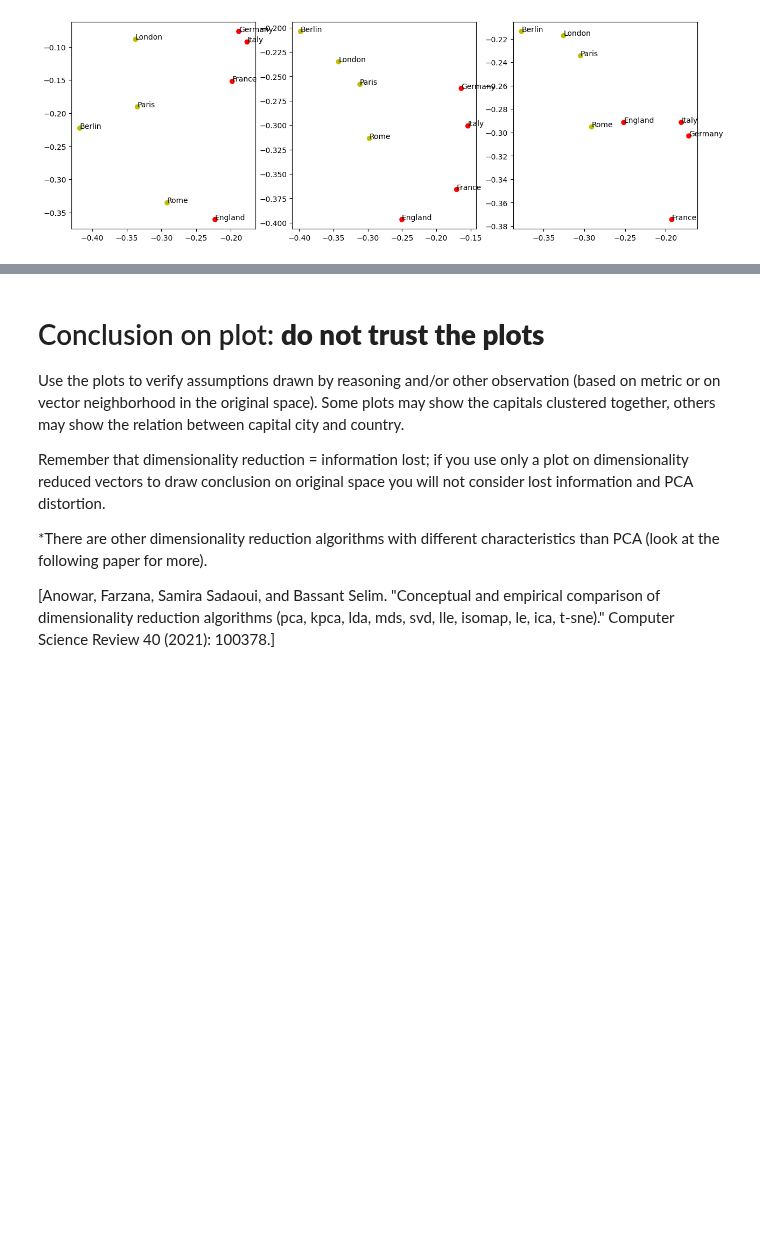
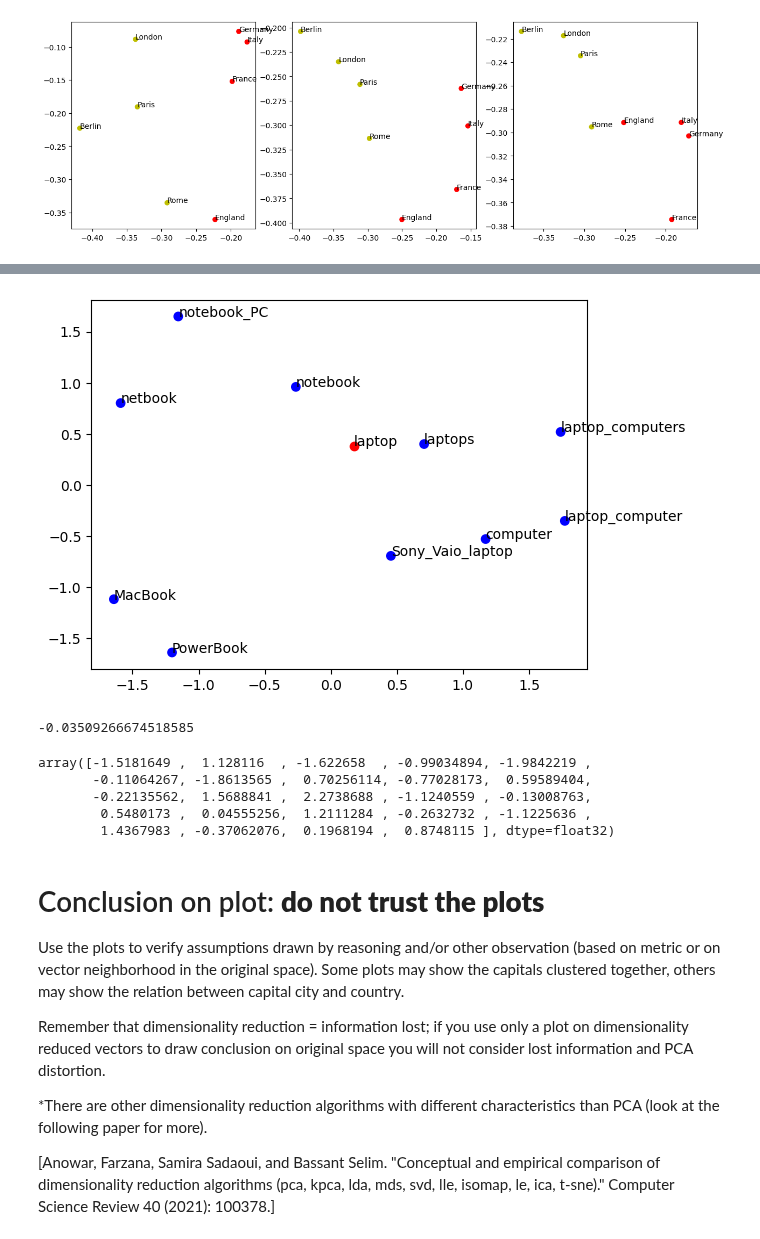
Before and after one commit to MarioAvolio/AI-Project, a Jupyter notebook: wordemb/1_Introduction_to_Word_Embeddings_with_Gensim.ipynb, the cells around one changed output, grey strips where cells are left out. Drawn from its saved outputs; the diff is of its cells as text; code cells hidden in the pictures; blank space fills up the shorter version.

```diff
--- a/wordemb/1_Introduction_to_Word_Embeddings_with_Gensim.ipynb
+++ b/wordemb/1_Introduction_to_Word_Embeddings_with_Gensim.ipynb
@@ -548,3 +595,31 @@ quick_plots(words = words,
+# %%
+quick_plot(
+    words=laptop_most_similars,
+    embedding=model,
+    plot=False # we add another point and we plot later
+    )
+
+laptop = model["laptop"].reshape(1, -1)
+laptop = pca.transform(np.array(laptop))
+plt.scatter(laptop[:, 0], laptop[:, 1], c = 'red')
+plt.annotate("laptop", xy=(laptop[0, 0], laptop[0, 1]))
+plt.show()
+# %% [output]
+[figure, added]
+# %%
+from scipy.spatial.distance import cosine
+
+1 - cosine(model.wv["house"], model.wv["student"])
+# %% [output]
+-0.03509266674518585
+# %%
+model.wv["science"]
+# %% [output]
+array([-1.5181649 ,  1.128116  , -1.622658  , -0.99034894, -1.9842219 ,
+       -0.11064267, -1.8613565 ,  0.70256114, -0.77028173,  0.59589404,
+       -0.22135562,  1.5688841 ,  2.2738688 , -1.1240559 , -0.13008763,
+        0.5480173 ,  0.04555256,  1.2111284 , -0.2632732 , -1.1225636 ,
+        1.4367983 , -0.37062076,  0.1968194 ,  0.8748115 ], dtype=float32)
 # %% [markdown]
 # Conclusion on plot: **do not trust the plots**
 
```
Also changed, not shown: parts of 5 cells of this notebook.
